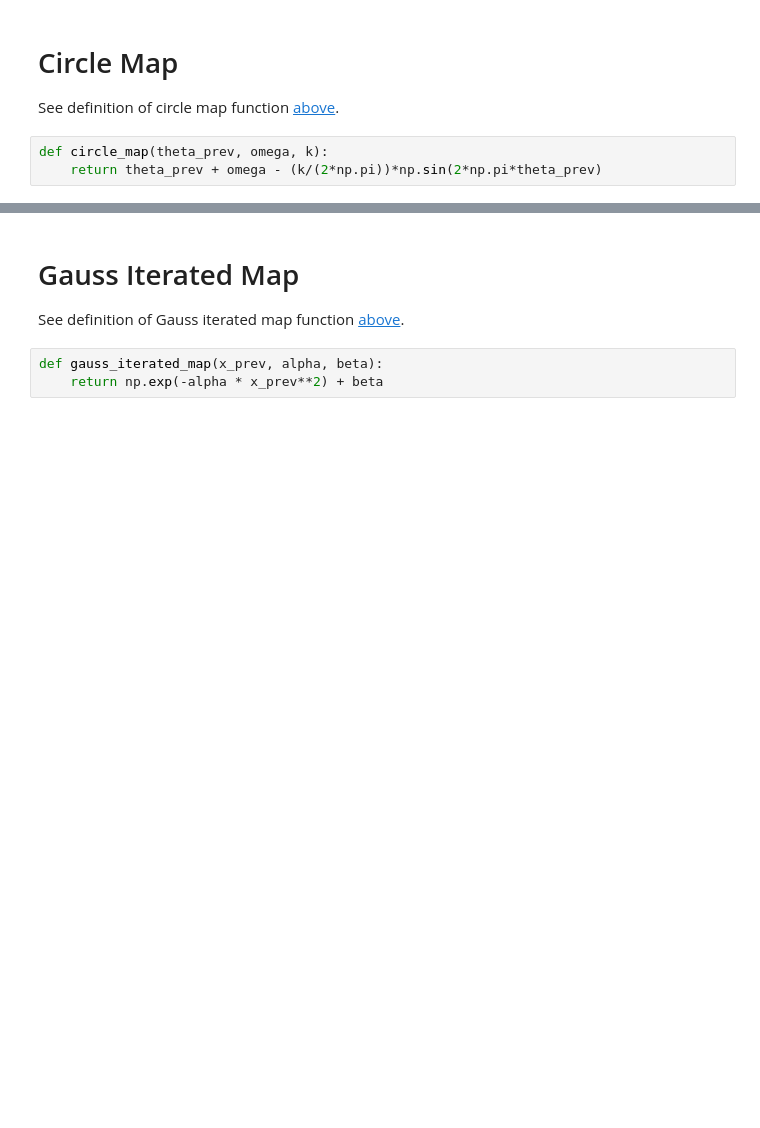
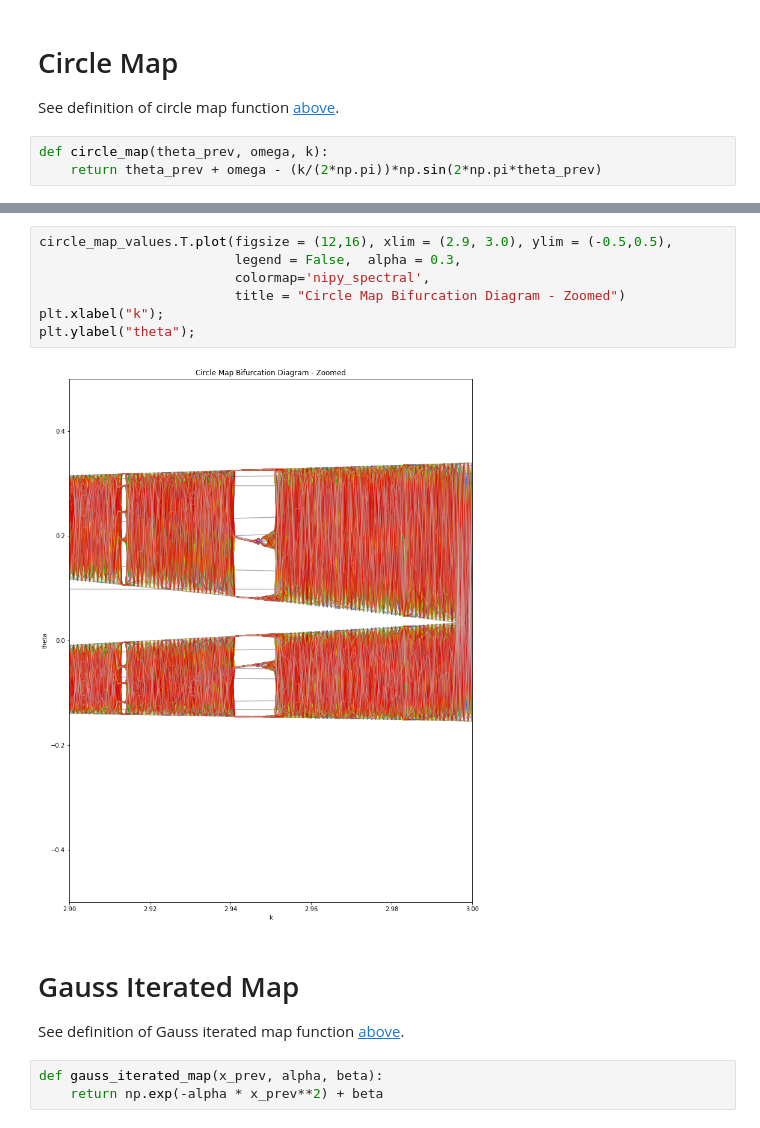
Before and after one commit to aiexplorations/nonlinear-dynamics, a Jupyter notebook: NLD.ipynb, the cells around one changed output, grey strips where cells are left out. Drawn from its saved outputs; the diff is of its cells as text; blank space fills up the shorter version.

```diff
--- a/NLD.ipynb
+++ b/NLD.ipynb
@@ -86,3 +95,12 @@ plt.ylabel("theta");
+# %%
+circle_map_values.T.plot(figsize = (12,16), xlim = (2.9, 3.0), ylim = (-0.5,0.5),
+                         legend = False,  alpha = 0.3,
+                         colormap='nipy_spectral',
+                         title = "Circle Map Bifurcation Diagram - Zoomed")
+plt.xlabel("k");
+plt.ylabel("theta");
+# %% [output]
+[figure, added]
 # %% [markdown]
 # Gauss Iterated Map
 
```
Also changed, not shown: parts of 3 cells of this notebook.
